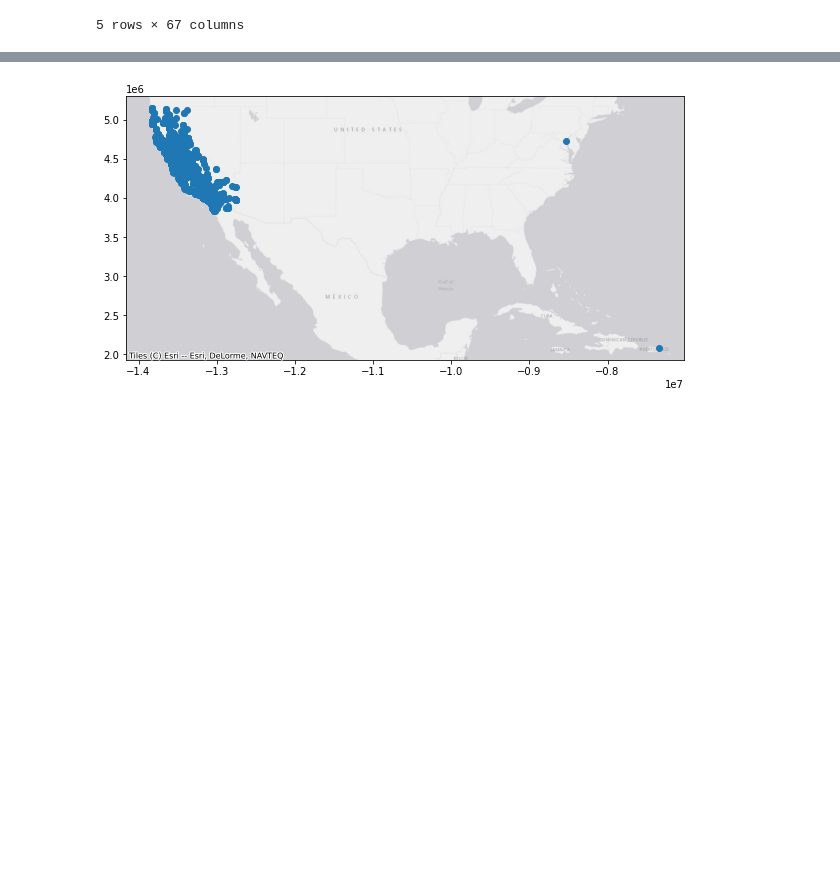
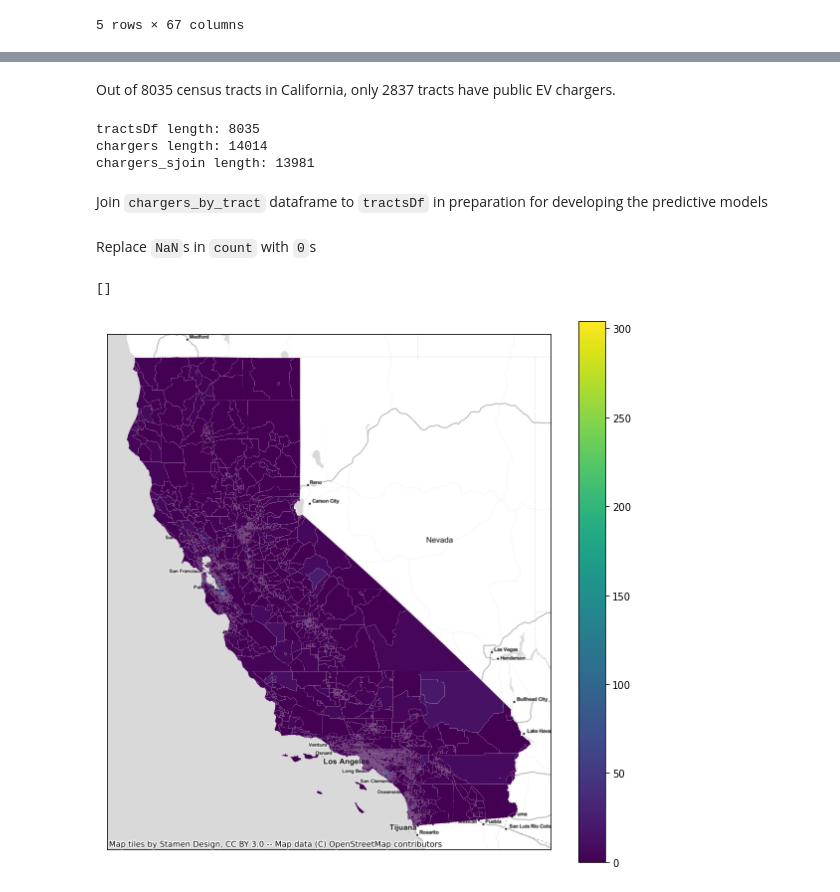
Before and after one commit to opheliasin/ev-charger-sales, a Jupyter notebook: Question 1.ipynb, the cells around one changed output, grey strips where cells are left out. Saved outputs shown, nothing was run; the diff lists cells and outputs as text; code cells hidden in the pictures; blank space fills up the shorter version.

```diff
--- a/Question 1.ipynb
+++ b/Question 1.ipynb
@@ -155,0 +167,2 @@ chargers.describe()
+# %%
+chargers_by_tract['count'] = chargers_by_tract['count'].astype('int16')
@@ -156,13 +179,38 @@ chargers.describe()
+# %% [markdown]
+Out of 8035 census tracts in California, only 2837 tracts have public EV chargers.
+# %%
+print('tractsDf length: {}'.format(len(tractsDf)))
+print('chargers length: {}'.format(len(chargers)))
+print('chargers_sjoin length: {}'.format(len(chargers_sjoin)))
+# %% [output]
+tractsDf length: 8035
+chargers length: 14014
+chargers_sjoin length: 13981
+# %% [markdown]
+Join `chargers_by_tract` dataframe to `tractsDf` in preparation for developing the predictive models
+# %%
+joinedDf = tractsDf.join(chargers_by_tract, how = 'left')
+# %% [markdown]
+Replace `NaN`s in `count` with `0`s
+# %%
+joinedDf['count'] = joinedDf['count'].fillna(0)
 # %%
 # now let's plot them just to make sure they are in CA
 import contextily as ctx
 import matplotlib.pyplot as plt
 
-fig, ax = plt.subplots(figsize=(10,10))
-chargers.to_crs("EPSG:3857").plot(ax=ax)
-ctx.add_basemap(ax, source=ctx.providers.Esri.WorldGrayCanvas)
+# fig, ax = plt.subplots(figsize=(10,10))
+# chargers.to_crs("EPSG:3857").plot(ax=ax)
+# ctx.add_basemap(ax, source=ctx.providers.Esri.WorldGrayCanvas)
-# %% [output]
-[figure, removed]
+# %%
+fig, ax = plt.subplots(figsize=(10,10))
+joinedDf.to_crs("EPSG:3857").plot('count', cmap='viridis', legend=True, ax=ax)
+ctx.add_basemap(ax, source=ctx.providers.Stamen.TonerLite)
+ax.set_xticks([])
+ax.set_yticks([])
+# %% [output]
+[]
+[figure, added]
 # %%
 #there seems to be a couple that aren't in CA so let's remove those
 #https://geopandas.org/en/stable/docs/reference/api/geopandas.GeoDataFrame.cx.html#geopandas.GeoDataFrame.cx
```
Also changed, not shown: parts of 38 cells of this notebook, 1 other file.
